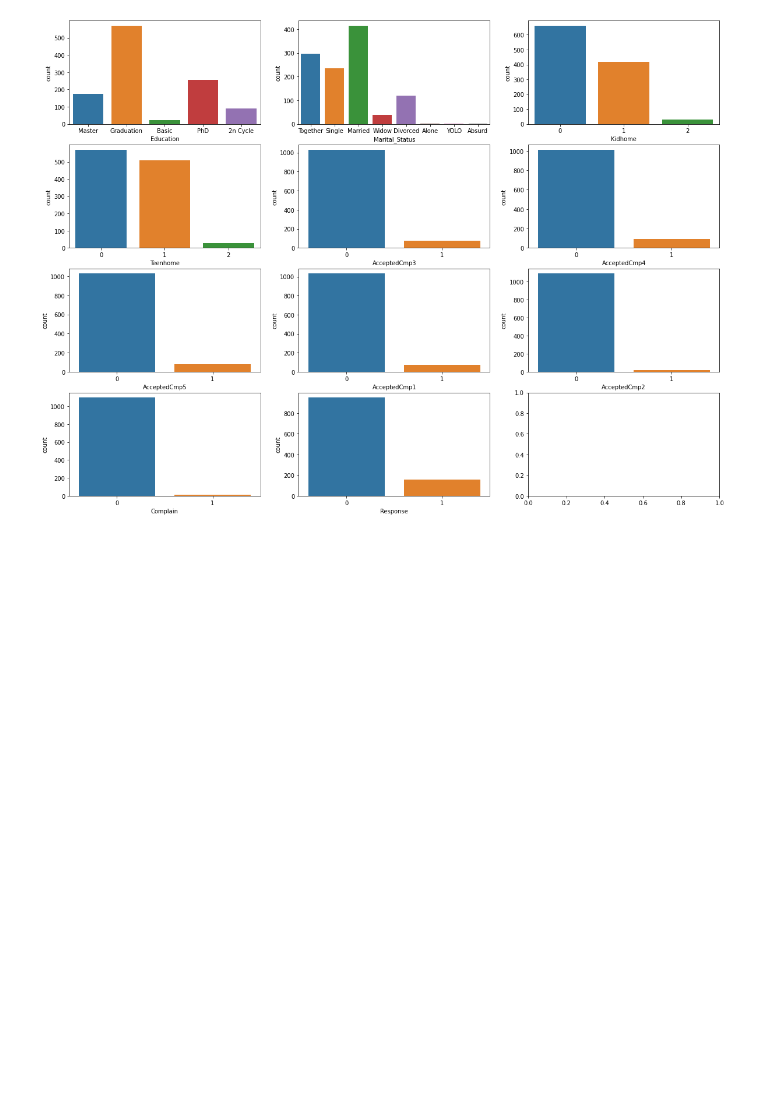
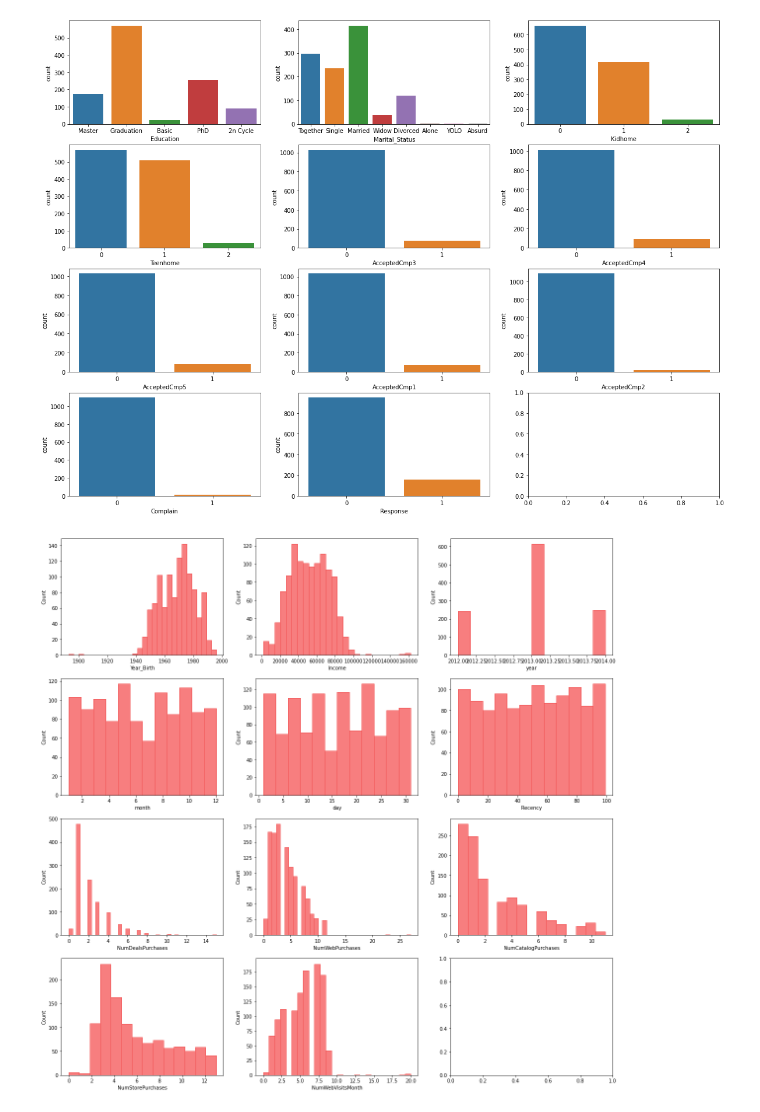
Before and after one commit to cheymingyu/Dacon_basic, a Jupyter notebook: consumption prediction/Consumer_EDA.ipynb, the cells around one changed output. Cells and saved outputs as stored; diff of their text form; code cells hidden in the pictures; blank space fills up the shorter version.

```diff
--- a/consumption prediction/Consumer_EDA.ipynb
+++ b/consumption prediction/Consumer_EDA.ipynb
@@ -99,3 +95,23 @@ train.head()
 | 2 | 2 | 1951 | Graduation | Married | 75903.0 | 0 | 1 | 08-04-2013 | 50 | ... |
 | 3 | 3 | 1974 | Basic | Married | 18393.0 | 1 | 0 | 29-03-2014 | 2 | ... |
 | 4 | 4 | 1946 | PhD | Together | 64014.0 | 2 | 1 | 10-06-2014 | 56 | ... |
+# %%
+# Dt_Customer를 연, 월, 일으로 분리
+def seperate_datetime(dataframe):
+  year = []
+  month = []
+  day = []
+
+  for date in dataframe['Dt_Customer']:
+    day_point, month_point, year_point = date.split('-')
+    year.append(int(year_point))
+    month.append(int(month_point))
+    day.append(int(day_point))
+  return year, month, day
+
+year, month, day = seperate_datetime(train)
+train['year'] = year
+train['month'] = month
+train['day'] = day
+
+train.head()
@@ -101,0 +125,3 @@ train.head()
+# %%
+train.drop('Dt_Customer', axis=1, inplace=True)
+train.head()
@@ -114,3 +147,11 @@ for ax, feature in zip(axes.flatten(), categorical):
 plt.show()
 # %% [output]
 [figure]
+# %%
+fig, axes = plt.subplots(4, 3, figsize=(20, 20))
+
+for ax, feature in zip(axes.flatten(), quantitative):
+  sns.histplot(data=train, x=feature, ax=ax, color='#f55354', edgecolor='#f15354')
+plt.show()
+# %% [output]
+[figure, added]
```
Also changed, not shown: parts of 9 cells of this notebook.
